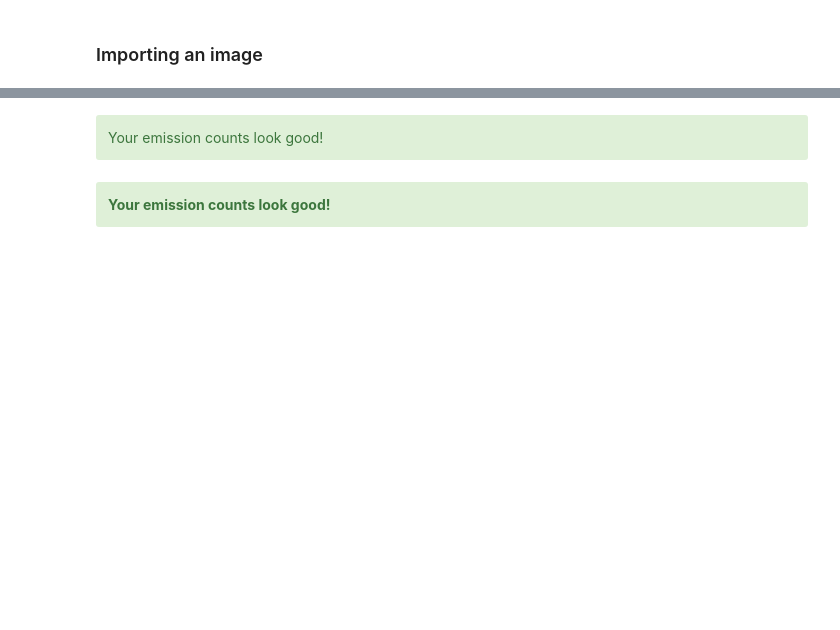
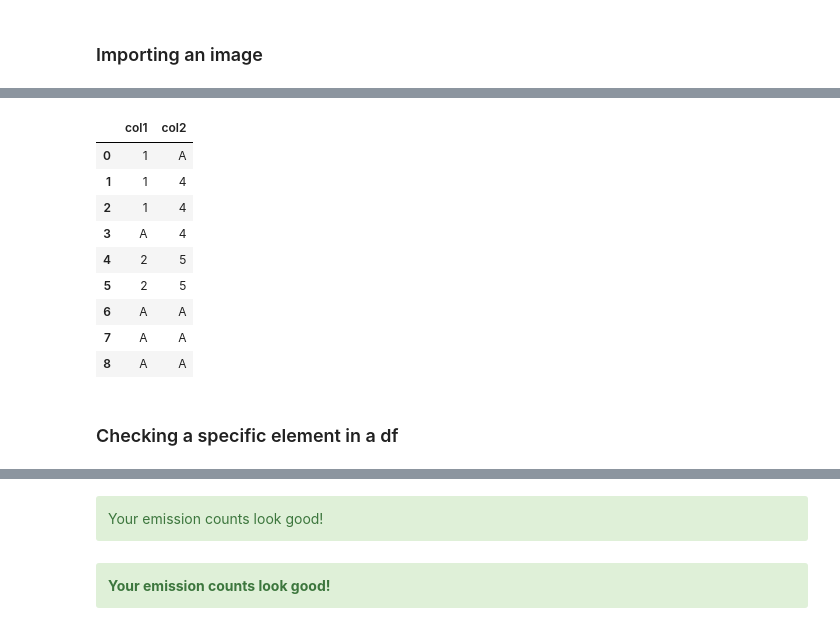
Before and after one commit to serdarbozoglan/My_Python, a Jupyter notebook: Templates/PYTHON_TEMPLATE.ipynb, the cells around one changed output, grey strips where cells are left out. Saved outputs shown, nothing was run; the diff lists cells and outputs as text; code cells hidden in the pictures; blank space fills up the shorter version.

```diff
--- a/Templates/PYTHON_TEMPLATE.ipynb
+++ b/Templates/PYTHON_TEMPLATE.ipynb
@@ -41,0 +102,11 @@ Object `pd.DataFrame()` not found.
+# %%
+from collections import Counter
+columns = df4.columns.tolist()
+
+for col in columns:
+    for key, value in Counter(df4[col]).items():
+        if value == 1:
+            temp_index = df4[df4[col]==key].index.values.astype(int)[0]
+            temp_index
+            #print(temp_index)
+            df4.loc[temp_index, col] = 'A'
@@ -41,0 +122,15 @@ Object `pd.DataFrame()` not found.
+# %%
+df4
+# %% [output]
+|  | col1 | col2 |
+| 0 | 1 | A |
+| 1 | 1 | 4 |
+| 2 | 1 | 4 |
+| 3 | A | 4 |
+| 4 | 2 | 5 |
+| 5 | 2 | 5 |
+| 6 | A | A |
+| 7 | A | A |
+| 8 | A | A |
+# %% [markdown]
+### Checking a specific element in a df
```
Also changed, not shown: parts of 143 cells of this notebook.
